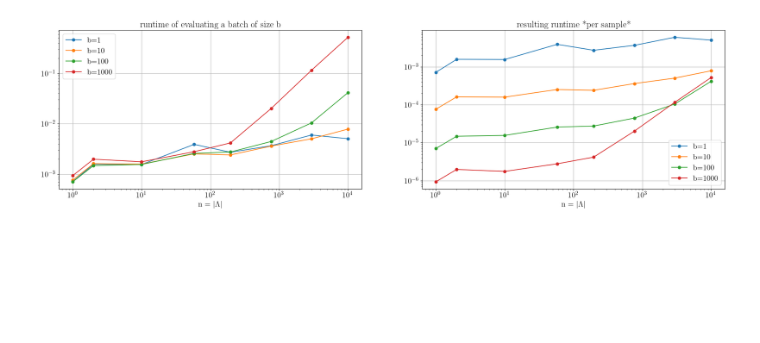
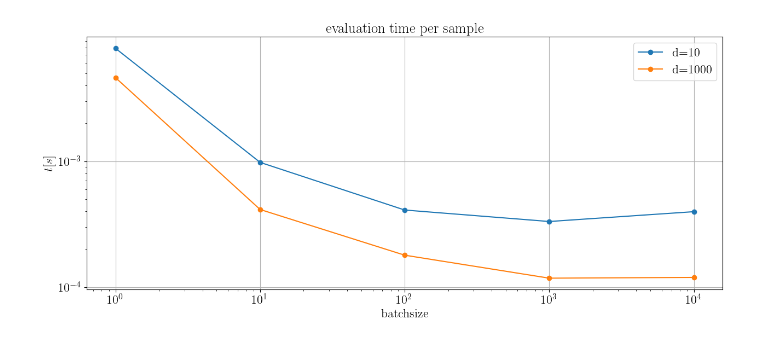
Before and after one commit to JoWestermann/smolyax, a Jupyter notebook: notebooks/smolyak_runtime.ipynb, the cells around one changed output. Saved outputs shown, nothing was run; the diff lists cells and outputs as text; code cells hidden in the pictures; blank space fills up the shorter version.

```diff
--- a/notebooks/smolyak_runtime.ipynb
+++ b/notebooks/smolyak_runtime.ipynb
@@ -59,33 +85,26 @@ for ax, title in zip(axes, [rf'setup time', rf'runtime of evaluating a batch of
 # %%
-r, theta = 2., .1
-d = 100
-batchsizes = [1,10,100,1000]
-n_max = 10000
-n_tests = 8
+dimensions = [10,1000]
+batchsizes = [1,10,100,1000,10000]
+n_max = 5000
 
-f = lambda x : target_f(x, theta, r)
-node_gen = nodes.Leja(dim=d)
-k  = [np.log((ki+2)**(r)/theta) for ki in range(d)]
-max_t = indices.find_approximate_threshold(k, n_max, node_gen.is_nested)
+cost_eval = np.zeros((len(dimensions), len(batchsizes)))
+ns = np.zeros((len(dimensions), len(batchsizes)))
 
-cost_eval = np.zeros((len(batchsizes), n_tests))
-ns = np.zeros((len(batchsizes), n_tests))
+for i, d in enumerate(dimensions) :
+    node_gen = nodes.Leja(dim=d)
+    k = [np.log((ki+2)**(r)/theta) for ki in range(d)]
+    t = indices.find_approximate_threshold(k, n_max, node_gen.is_nested)
 
-for i, b in enumerate(batchsizes) :
-    for j, t in enumerate(np.linspace(1,max_t,n_tests)) :
+    for j, b in enumerate(batchsizes) :
         ip = SmolyakBarycentricInterpolator(node_gen=node_gen, k=k, t=t, d_out=1, f=f, batchsize=b)
-        ns[i,j] = ip.n_f_evals
-
         x = node_gen.get_random(b)
-        t = time.time()
+        t_start = time.time()
         y = ip(x)
-        cost_eval[i,j] = (time.time() - t)
+        cost_eval[i,j] = (time.time() - t_start) / b
-# %%
-fig, axes = plt.subplots(1, 2, figsize=(25,6))
-for i, b in enumerate(batchsizes) :
-    axes[0].loglog(ns[i], cost_eval[i], marker='o', label=rf'b={b}')
-    axes[1].loglog(ns[i], cost_eval[i]/b, marker='o', label=rf'b={b}')
-for ax, title in zip(axes, [rf'runtime of evaluating a batch of size b', rf'resulting runtime *per sample*']) :
-    ax.set_xlabel(r'n = $|\Lambda|$'); ax.grid(); ax.legend(); ax.set_title(title);
-# %% [output]
-[figure, removed]
+# %%
+fig, ax = plt.subplots(1, 1, figsize=(15,6))
+for i, d in enumerate(dimensions) :
+    ax.loglog(batchsizes, cost_eval[i], marker='o', label=rf'd={d}')
+ax.set_xlabel(r'batchsize'); ax.set_ylabel(r'$t [s]$'); ax.grid(); ax.legend(); ax.set_title(rf'evaluation time per sample');
+# %% [output]
+[figure, added]
```
Also changed, not shown: parts of 8 cells of this notebook.
